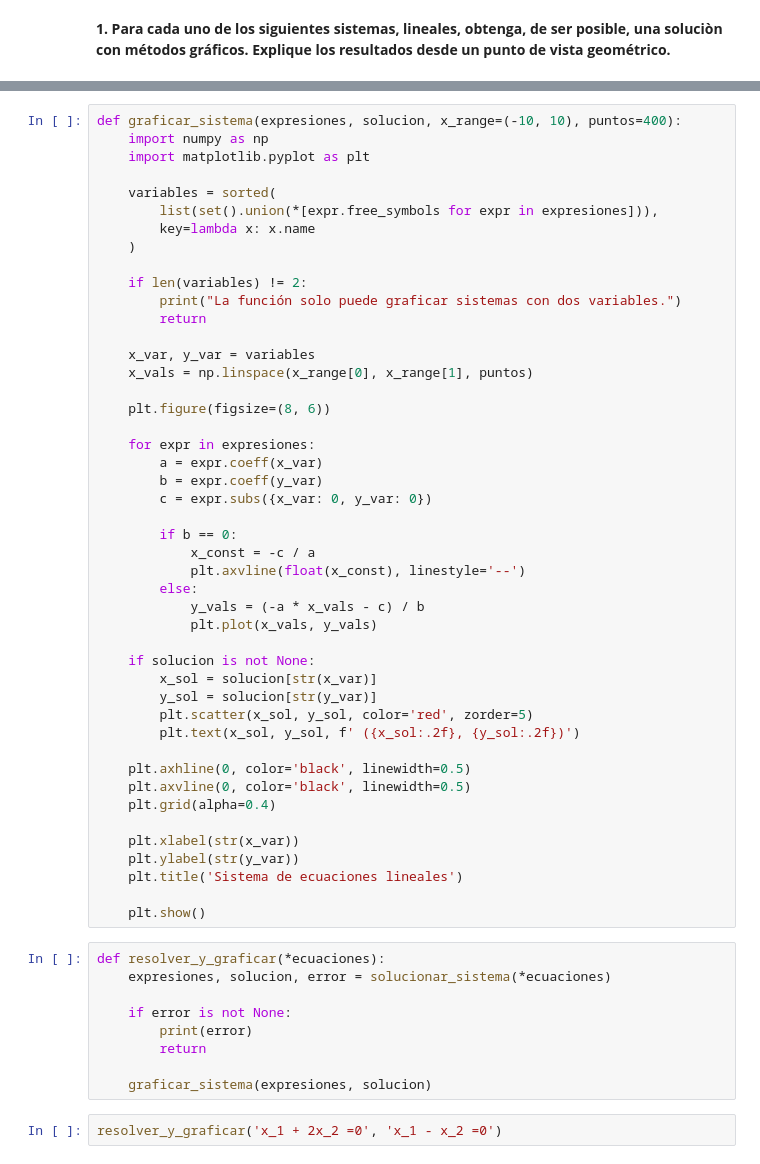
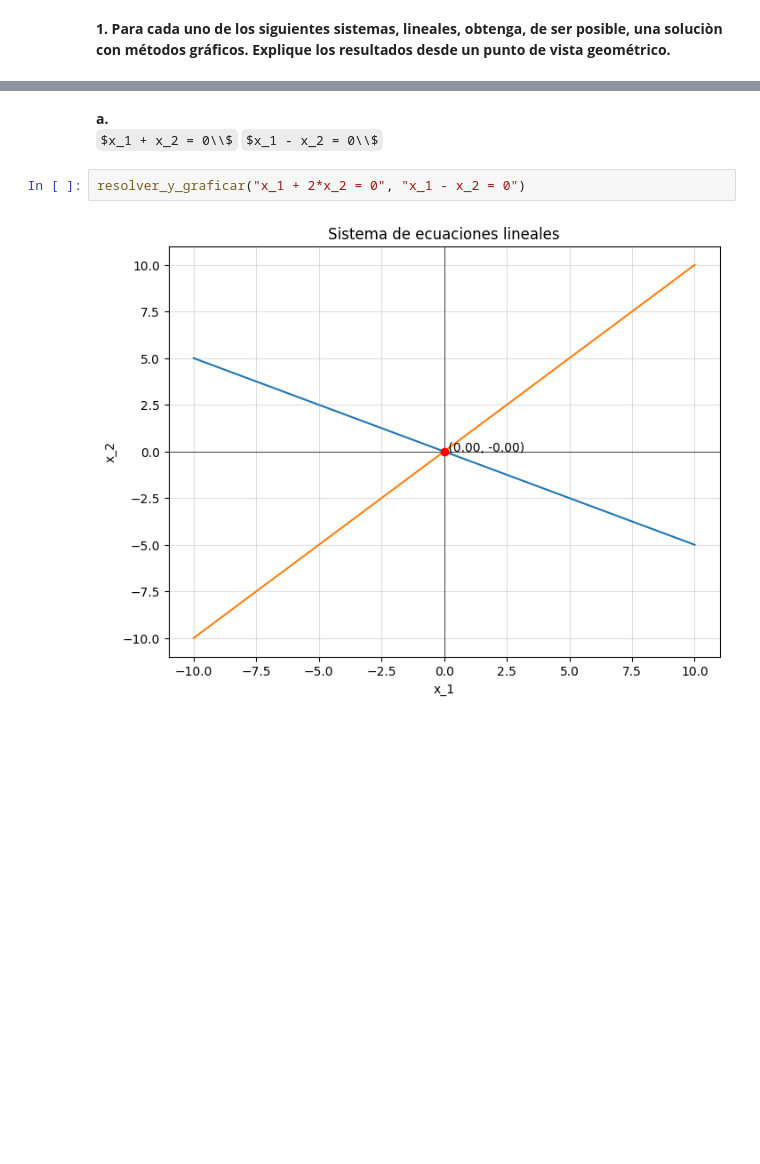
Before and after one commit to Fu5CHAR/Metodos_numericos_2025B_Ulloa-Francisco, a Jupyter notebook: Tareas/Tarea09/Tarea09.ipynb, the cells around one changed output, grey strips where cells are left out. Saved outputs shown, nothing was run; the diff lists cells and outputs as text; some formulas as TeX source; blank space fills up the shorter version.

```diff
--- a/Tareas/Tarea09/Tarea09.ipynb
+++ b/Tareas/Tarea09/Tarea09.ipynb
@@ -56,57 +18,8 @@ def solucionar_sistema(*ecuaciones):
-# %%
-def graficar_sistema(expresiones, solucion, x_range=(-10, 10), puntos=400):
-    import numpy as np
-    import matplotlib.pyplot as plt
-
-    variables = sorted(
-        list(set().union(*[expr.free_symbols for expr in expresiones])),
-        key=lambda x: x.name
-    )
-
-    if len(variables) != 2:
-        print("La función solo puede graficar sistemas con dos variables.")
-        return
-
-    x_var, y_var = variables
-    x_vals = np.linspace(x_range[0], x_range[1], puntos)
-
-    plt.figure(figsize=(8, 6))
-
-    for expr in expresiones:
-        a = expr.coeff(x_var)
-        b = expr.coeff(y_var)
-        c = expr.subs({x_var: 0, y_var: 0})
-
-        if b == 0:
-            x_const = -c / a
-            plt.axvline(float(x_const), linestyle='--')
-        else:
-            y_vals = (-a * x_vals - c) / b
-            plt.plot(x_vals, y_vals)
-
-    if solucion is not None:
-        x_sol = solucion[str(x_var)]
-        y_sol = solucion[str(y_var)]
-        plt.scatter(x_sol, y_sol, color='red', zorder=5)
-        plt.text(x_sol, y_sol, f' ({x_sol:.2f}, {y_sol:.2f})')
-
-    plt.axhline(0, color='black', linewidth=0.5)
-    plt.axvline(0, color='black', linewidth=0.5)
-    plt.grid(alpha=0.4)
-
-    plt.xlabel(str(x_var))
-    plt.ylabel(str(y_var))
-    plt.title('Sistema de ecuaciones lineales')
-
-    plt.show()
-# %%
-def resolver_y_graficar(*ecuaciones):
-    expresiones, solucion, error = solucionar_sistema(*ecuaciones)
-
-    if error is not None:
-        print(error)
-        return
-
-    graficar_sistema(expresiones, solucion)
+# %% [markdown]
+**a.** <br>
+$x_1 + x_2 = 0\\$
+$x_1 - x_2 = 0\\$
 # %%
-resolver_y_graficar('x_1 + 2x_2 =0', 'x_1 - x_2 =0')
+resolver_y_graficar("x_1 + 2*x_2 = 0", "x_1 - x_2 = 0")
+# %% [output]
+[figure, added]
```
Also changed, not shown: parts of 28 cells of this notebook, 2 other files.
